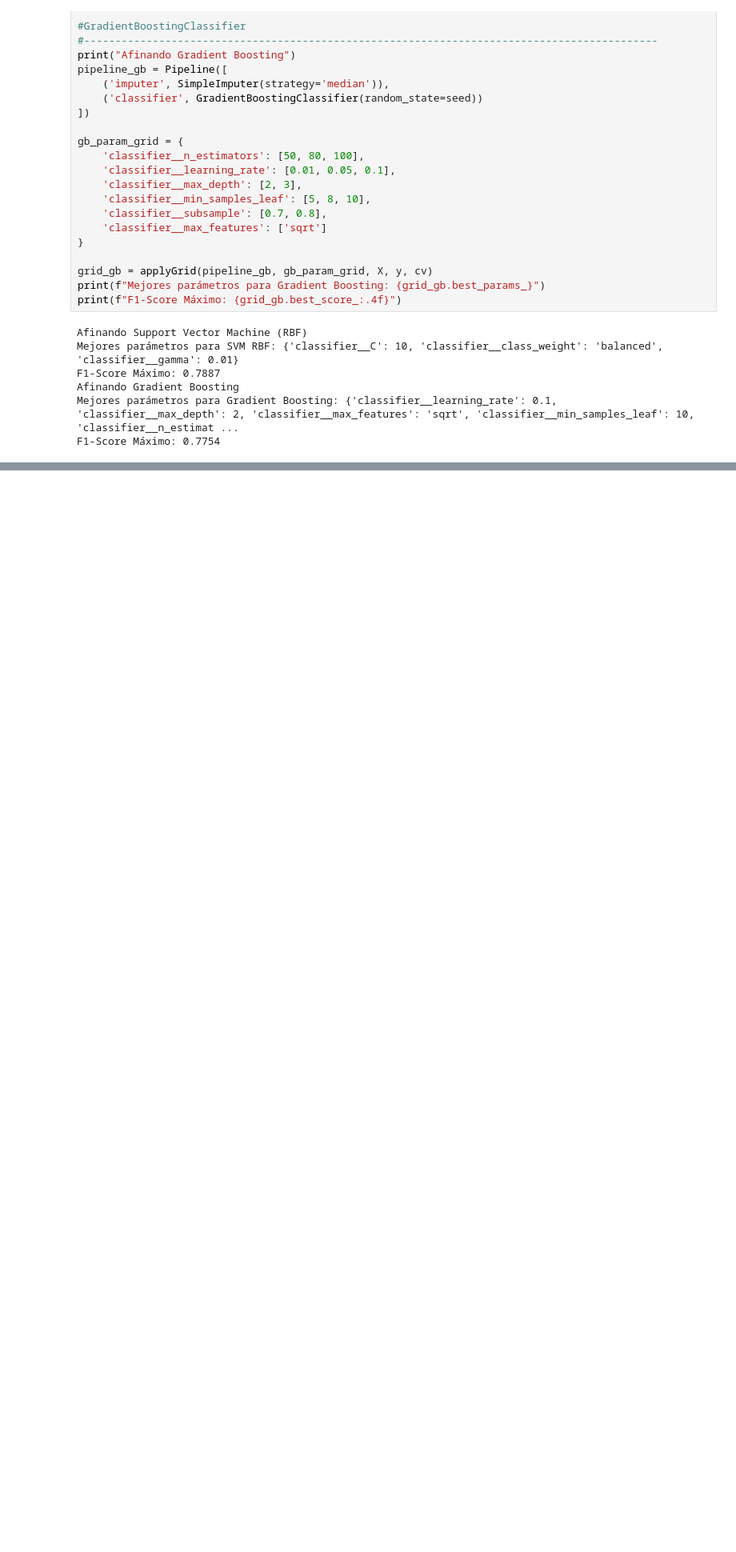
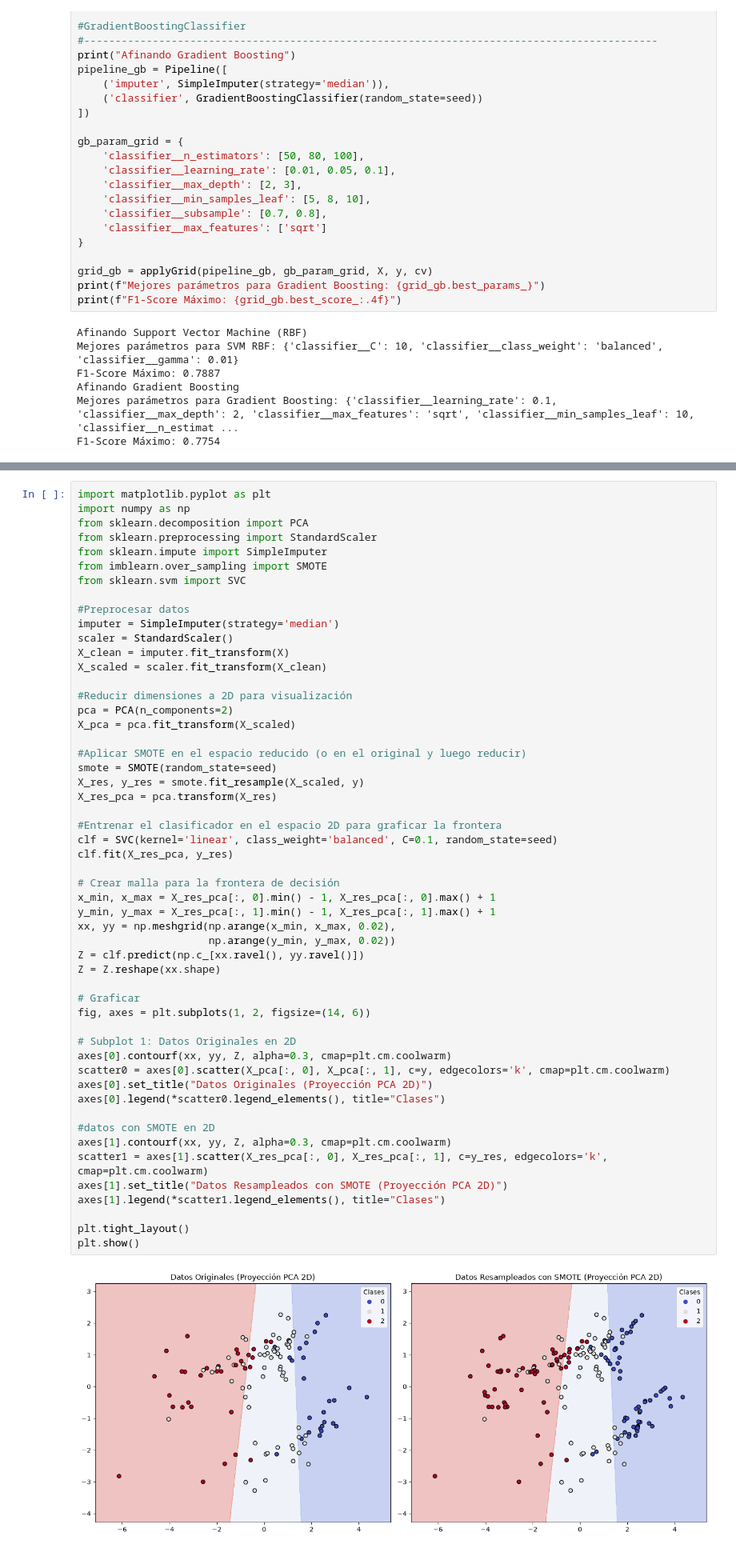
Before and after one commit to Nicolasg2c/dc_model_ts, a Jupyter notebook: notebooks/dc_ia_v1.ipynb, the cells around one changed output, grey strips where cells are left out. Shown at 80% size. Drawn from its saved outputs; the diff is of its cells as text; blank space fills up the shorter version.

Commit message:
gráfica de fronteras con SVC lineal

```diff
--- a/notebooks/dc_ia_v1.ipynb
+++ b/notebooks/dc_ia_v1.ipynb
@@ -418,0 +437,55 @@ F1-Score Máximo: 0.7754
+# %%
+import matplotlib.pyplot as plt
+import numpy as np
+from sklearn.decomposition import PCA
+from sklearn.preprocessing import StandardScaler
+from sklearn.impute import SimpleImputer
+from imblearn.over_sampling import SMOTE
+from sklearn.svm import SVC
+
+#Preprocesar datos
+imputer = SimpleImputer(strategy='median')
+scaler = StandardScaler()
+X_clean = imputer.fit_transform(X)
+X_scaled = scaler.fit_transform(X_clean)
+
+#Reducir dimensiones a 2D para visualización
+pca = PCA(n_components=2)
+X_pca = pca.fit_transform(X_scaled)
+
+#Aplicar SMOTE en el espacio reducido (o en el original y luego reducir)
+smote = SMOTE(random_state=seed)
+X_res, y_res = smote.fit_resample(X_scaled, y)
+X_res_pca = pca.transform(X_res)
+
+#Entrenar el clasificador en el espacio 2D para graficar la frontera
+clf = SVC(kernel='linear', class_weight='balanced', C=0.1, random_state=seed)
+clf.fit(X_res_pca, y_res)
+
+# Crear malla para la frontera de decisión
+x_min, x_max = X_res_pca[:, 0].min() - 1, X_res_pca[:, 0].max() + 1
+y_min, y_max = X_res_pca[:, 1].min() - 1, X_res_pca[:, 1].max() + 1
+xx, yy = np.meshgrid(np.arange(x_min, x_max, 0.02),
+                     np.arange(y_min, y_max, 0.02))
+Z = clf.predict(np.c_[xx.ravel(), yy.ravel()])
+Z = Z.reshape(xx.shape)
+
+# Graficar
+fig, axes = plt.subplots(1, 2, figsize=(14, 6))
+
+# Subplot 1: Datos Originales en 2D
+axes[0].contourf(xx, yy, Z, alpha=0.3, cmap=plt.cm.coolwarm)
+scatter0 = axes[0].scatter(X_pca[:, 0], X_pca[:, 1], c=y, edgecolors='k', cmap=plt.cm.coolwarm)
+axes[0].set_title("Datos Originales (Proyección PCA 2D)")
+axes[0].legend(*scatter0.legend_elements(), title="Clases")
+
+#datos con SMOTE en 2D
+axes[1].contourf(xx, yy, Z, alpha=0.3, cmap=plt.cm.coolwarm)
+scatter1 = axes[1].scatter(X_res_pca[:, 0], X_res_pca[:, 1], c=y_res, edgecolors='k', cmap=plt.cm.coolwarm)
+axes[1].set_title("Datos Resampleados con SMOTE (Proyección PCA 2D)")
+axes[1].legend(*scatter1.legend_elements(), title="Clases")
+
+plt.tight_layout()
+plt.show()
+# %% [output]
+[figure, added]
```
Also changed, not shown: parts of 3 cells of this notebook, 2 other files.
